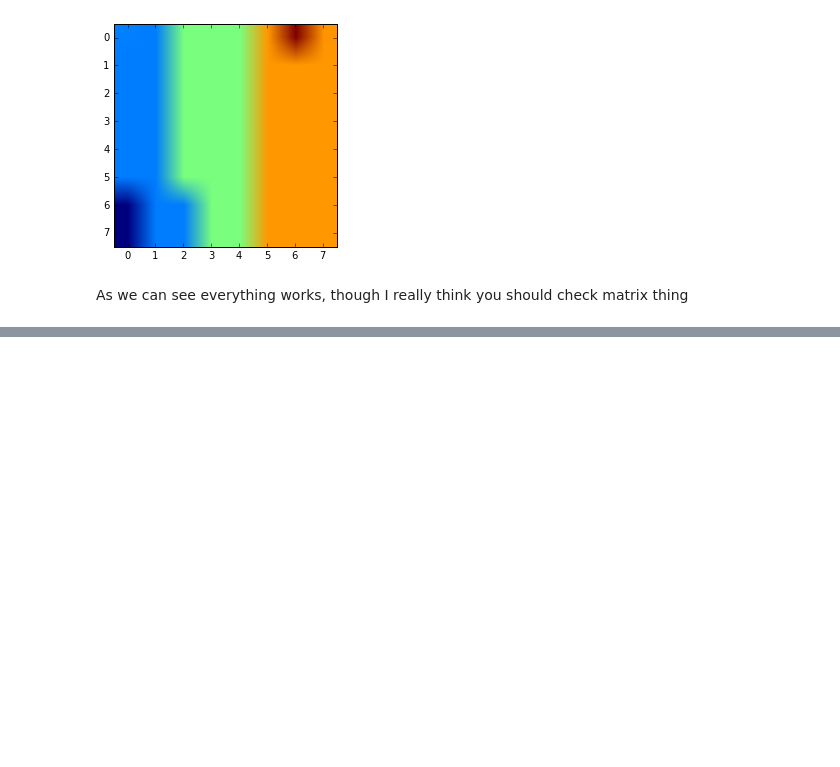
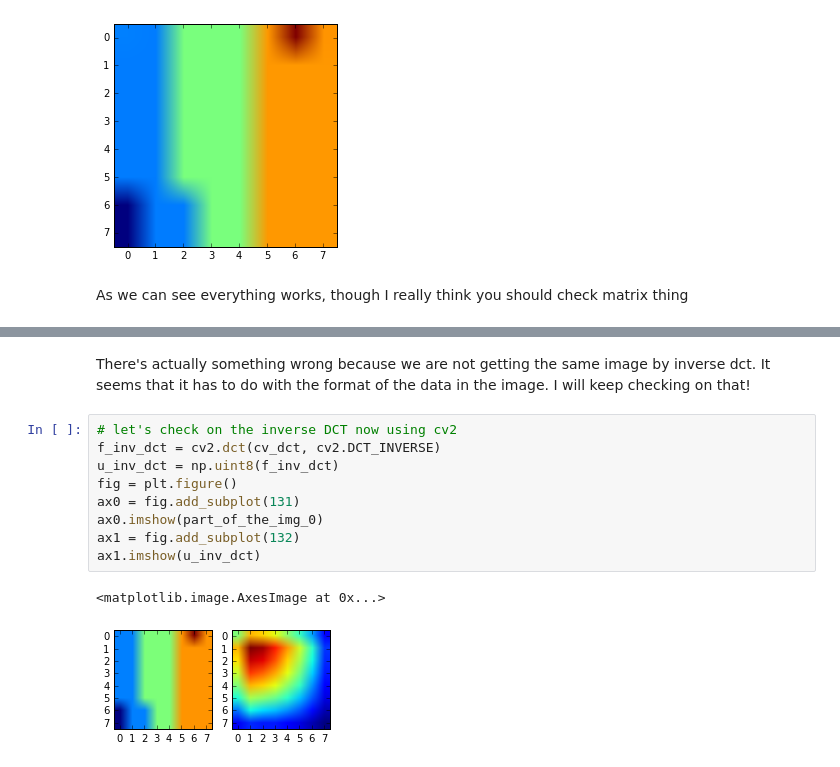
Before and after one commit to nouredd2/chameleon, a Jupyter notebook: Intro.ipynb, the cells around one changed output, grey strips where cells are left out. Saved outputs shown, nothing was run; the diff lists cells and outputs as text; blank space fills up the shorter version.

```diff
--- a/Intro.ipynb
+++ b/Intro.ipynb
@@ -80,0 +91,14 @@ As we can see everything works, though I really think you should check matrix th
+# %% [markdown]
+There's actually something wrong because we are not getting the same image by inverse dct. It seems that it has to do with the format of the data in the image. I will keep checking on that!
+# %%
+# let's check on the inverse DCT now using cv2
+f_inv_dct = cv2.dct(cv_dct, cv2.DCT_INVERSE)
+u_inv_dct = np.uint8(f_inv_dct)
+fig = plt.figure()
+ax0 = fig.add_subplot(131)
+ax0.imshow(part_of_the_img_0)
+ax1 = fig.add_subplot(132)
+ax1.imshow(u_inv_dct)
+# %% [output]
+<matplotlib.image.AxesImage at 0x...>
+[figure, added]
```
Also changed, not shown: parts of 1 cell of this notebook, 1 other file.
